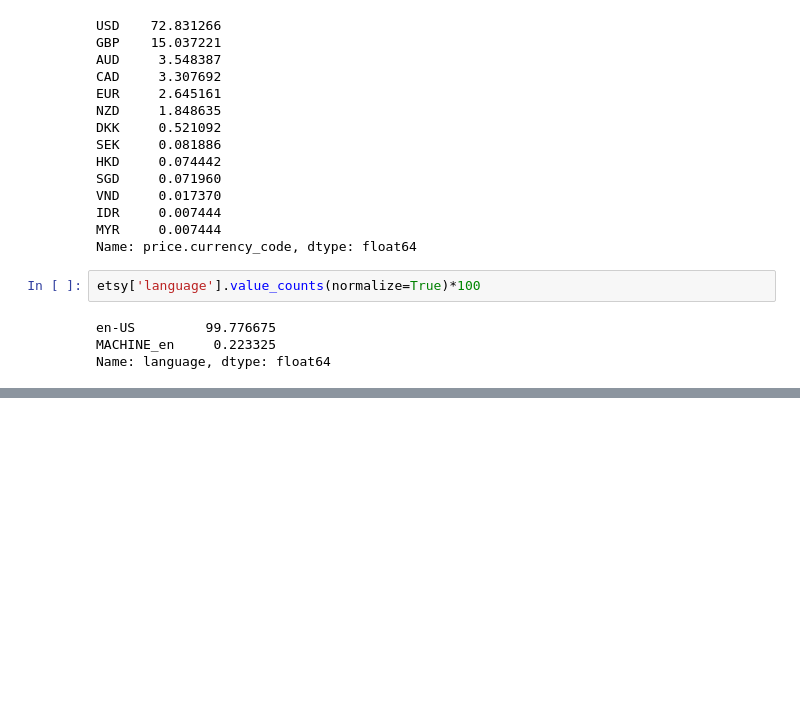
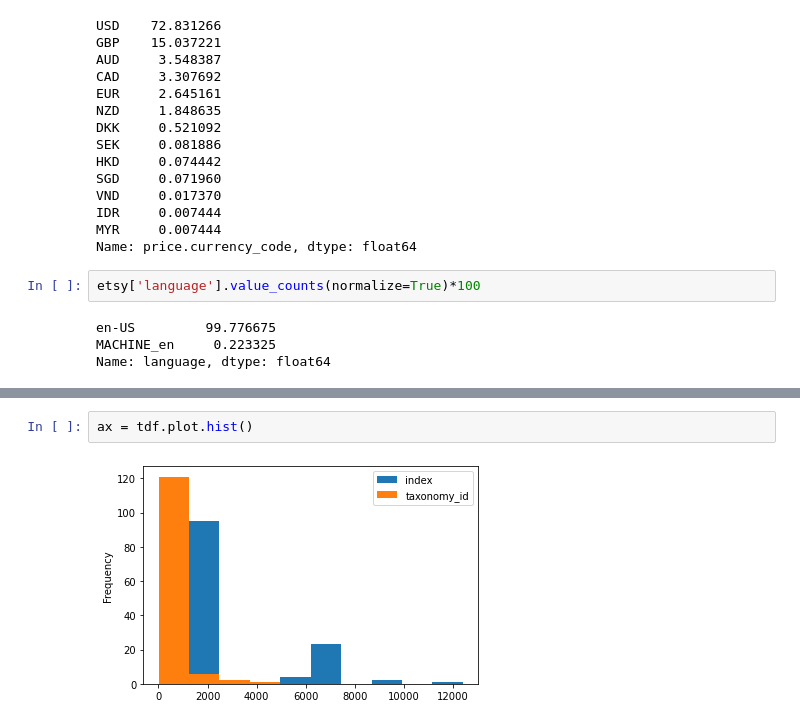
Before and after one commit to Megan1034/ETSY-CAPSTONE, a Jupyter notebook: ETSY Notebook/Etsy_Listings.ipynb, the cells around one changed output, grey strips where cells are left out. Drawn from its saved outputs; the diff is of its cells as text; blank space fills up the shorter version.

```diff
--- a/ETSY Notebook/Etsy_Listings.ipynb
+++ b/ETSY Notebook/Etsy_Listings.ipynb
@@ -234,0 +280,4 @@ Name: taxonomy_id, dtype: float64
+# %%
+ax = tdf.plot.hist()
+# %% [output]
+[figure, added]
```
Also changed, not shown: parts of 11 cells of this notebook, 2 other files.
